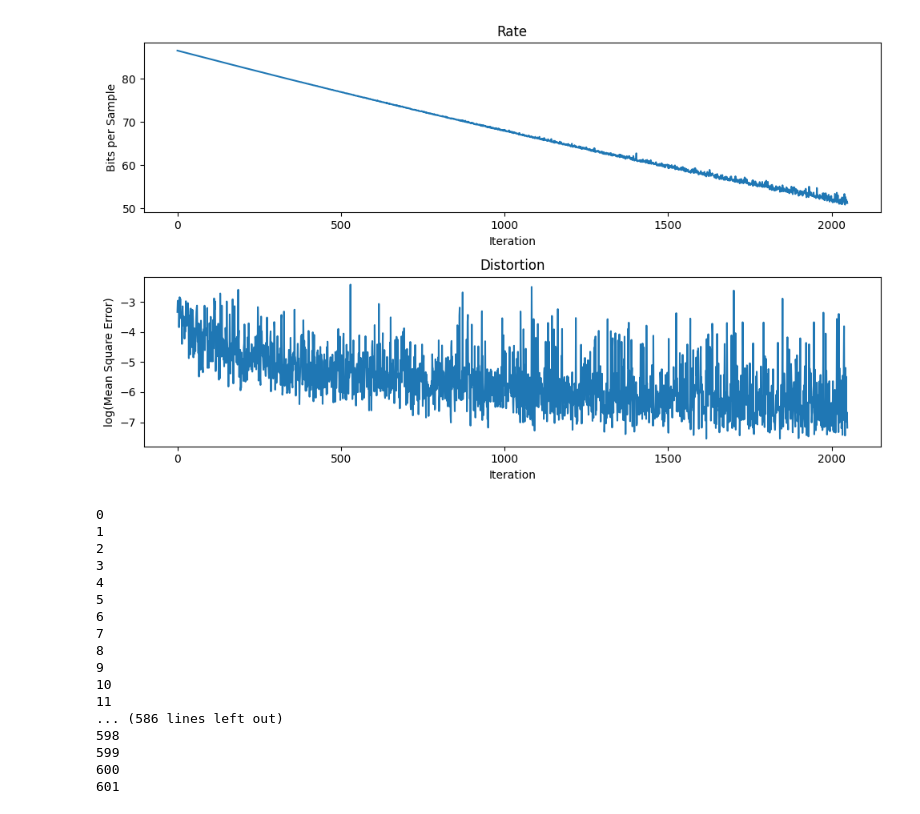
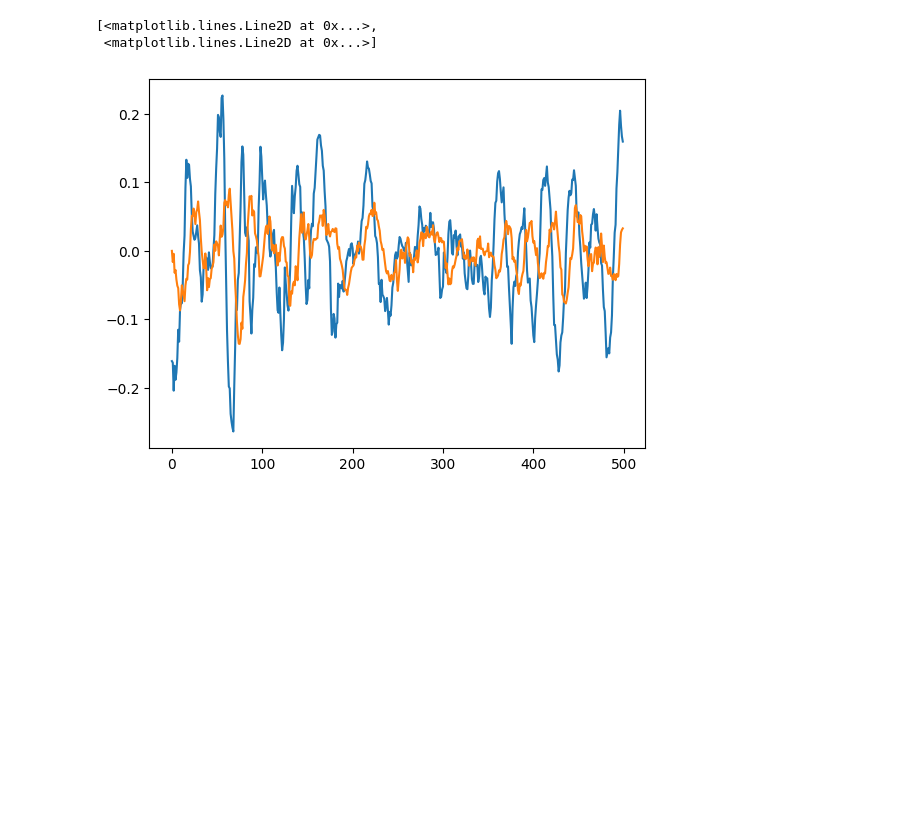
Before and after one commit to danjacobellis/PAC, a Jupyter notebook: audio_train.ipynb, the cells around one changed output. Drawn from its saved outputs; the diff is of its cells as text; code cells hidden in the pictures; blank space fills up the shorter version.

Commit message:
updated training loop

```diff
--- a/audio_train.ipynb
+++ b/audio_train.ipynb
@@ -174,5 +38,5 @@ def preprocess(sample):
     smoothed_signal = smoothed_signal.squeeze(0).transpose(0, 1)
     filtered_signal = x - smoothed_signal
     scaled_signal = (filtered_signal/(2**23)).tanh()
-    sample['audio'] = scaled_signal.to(torch.float16)
+    sample['audio'] = scaled_signal
     return sample
@@ -187 +43,14 @@ dataset_train.push_to_hub("danjacobellis/aria_ea_audio_preprocessed",split="vali
+# %%
+dataset = dataset.select(range(720))
+# %%
+train_dataset = dataset.select(range(540)).map(preprocess, writer_batch_size=400)
+valid_dataset = dataset.select(range(540,720)).map(preprocess, writer_batch_size=400)
+# %%
+test_sample = valid_dataset[30]['audio'].unsqueeze(0)
+test_input = test_sample.permute(0,2,1).to("cuda")
+plt.plot(test_sample[0,39500:40000,[0,3]])
+# %% [output]
+[<matplotlib.lines.Line2D at 0x...>,
+ <matplotlib.lines.Line2D at 0x...>]
+[figure, added]
 # %%
@@ -194,65 +62,0 @@ aux_optimizer = optim.AdamW(aux_parameters, lr=1e-3)
-# %%
-%time
-rate = np.array([])
-distortion = np.array([])
-for i_epoch in range(20):
-    dataloader = DataLoader(preprocessed_dataset, batch_size=6, shuffle=True)
-    for i,batch in enumerate(dataloader):
-        print(i)
-        optimizer.zero_grad()
-        aux_optimizer.zero_grad()
-
-        x = batch['audio'].permute(0,2,1).to("cuda")
-        x = x.to(torch.float)
-
-        x_hat, y_likelihoods = net(x)
-
-        # bitrate of the quantized latent
-        N, _, L = x.size()
-        num_samples = N * L
-        bps_loss = torch.log(y_likelihoods).sum() / (-math.log(2) * num_samples)
-        rate = np.append(rate,bps_loss.detach().cpu().numpy())
-
-        # mean square error
-        mse_loss = F.mse_loss(x, x_hat)
-        distortion = np.append(distortion,mse_loss.detach().cpu().numpy())
-
-        # final loss term
-        loss = mse_loss + λ * bps_loss
-
-        loss.backward()
-        optimizer.step()
-
-        aux_loss = net.aux_loss()
-        aux_loss.backward()
-        aux_optimizer.step()
-
-    torch.save({
-            'epoch': i,
-            'model_state_dict': net.state_dict(),
-            'optimizer_state_dict': optimizer.state_dict(),
-            'aux_optimizer_state_dict': aux_optimizer.state_dict(),
-            'loss': loss,
-        }, f"checkpoint{i}.pth")
-    live_plot(rate,distortion)
-    np.save('rate',rate)
-    np.save('distortion',distortion)
-# %% [output]
-[figure, removed]
-0
-1
-2
-3
-4
-5
-6
-7
-8
-9
-10
-11
-... (586 lines left out)
-598
-599
-600
-601
```
Also changed, not shown: parts of 11 cells of this notebook.
